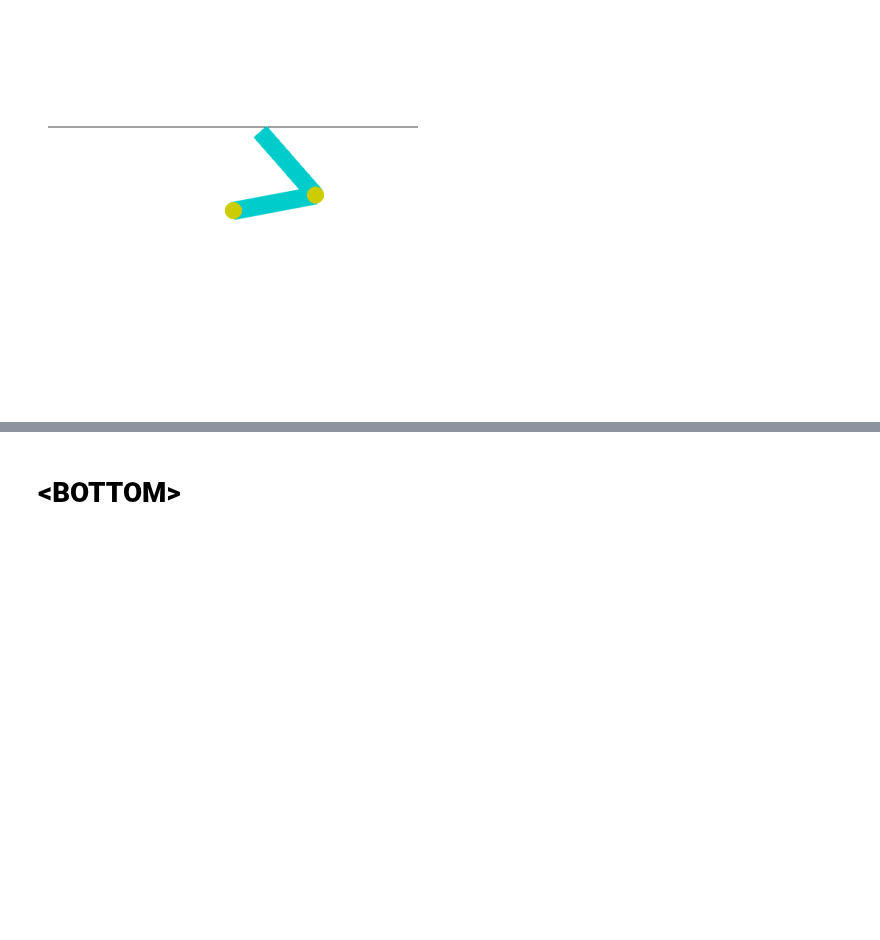
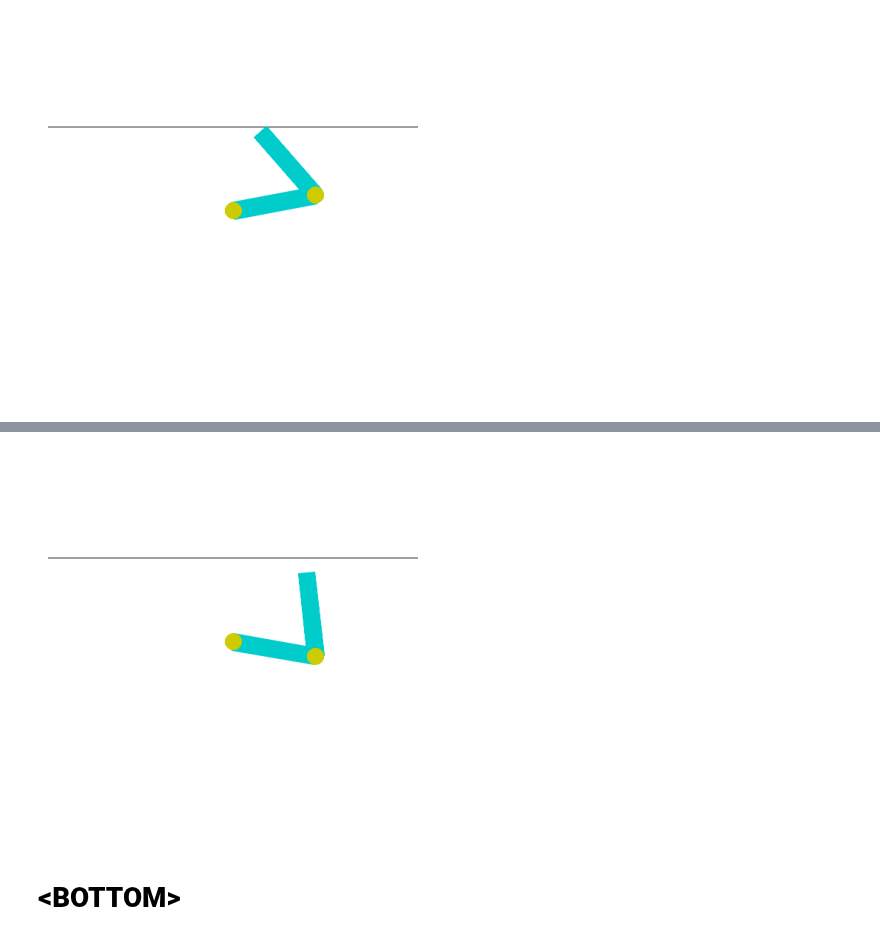
Before and after one commit to Nov05/Google-Colaboratory, a Jupyter notebook: 20240202_Tile_Coding.ipynb, the cells around one changed output, grey strips where cells are left out. Drawn from its saved outputs; the diff is of its cells as text; code cells hidden in the pictures; blank space fills up the shorter version.

```diff
--- a/20240202_Tile_Coding.ipynb
+++ b/20240202_Tile_Coding.ipynb
@@ -469,6 +469,8 @@ class TiledQTable:
         #     value_ = q_table.q_table[tuple(idx + (action,))]  # current value
         #     q_table.q_table[tuple(idx + (action,))] = alpha*value + (1.0-alpha)*value_
 
+    def save(self, path=None)
+
 
 # Test with a sample Q-table
 low = [-1.0, -5.0]
@@ -681,0 +704,10 @@ Wall time: 11.7 s
+# %%
+tq_new = TiledQTable(env.observation_space.low,
+                 env.observation_space.high,
+                 tiling_specs,
+                 env.action_space.n)
+agent_new = QLearningAgent(env, tq_new)
+## load the q-tables
+arr_new = np.load("qtables_20000.npy"); print(arr_new.shape)
+for (qt,ar) in zip(agent_new.tq.q_tables, arr_new):
+    qt.q_table = ar
@@ -681,0 +732,18 @@ Wall time: 11.7 s
+# %%
+%%time
+state = env.reset()
+score = 0
+img = plt.imshow(env.render(mode='rgb_array'))
+for t in range(1000):
+    action = agent_new.act(state, mode='test')
+    img.set_data(env.render(mode='rgb_array'))
+    plt.axis('off')
+    display.display(plt.gcf())
+    display.clear_output(wait=True)
+    state, reward, done, _ = env.step(action)
+    score += reward
+    if done:
+        print('Score:', score)
+        break
+env.close()
+# %% [output]
@@ -682,2 +753,3 @@ Wall time: 11.7 s
+[figure, added]
 # %% [markdown]
 # **\<BOTTOM>**
```
Also changed, not shown: parts of 5 cells of this notebook.
